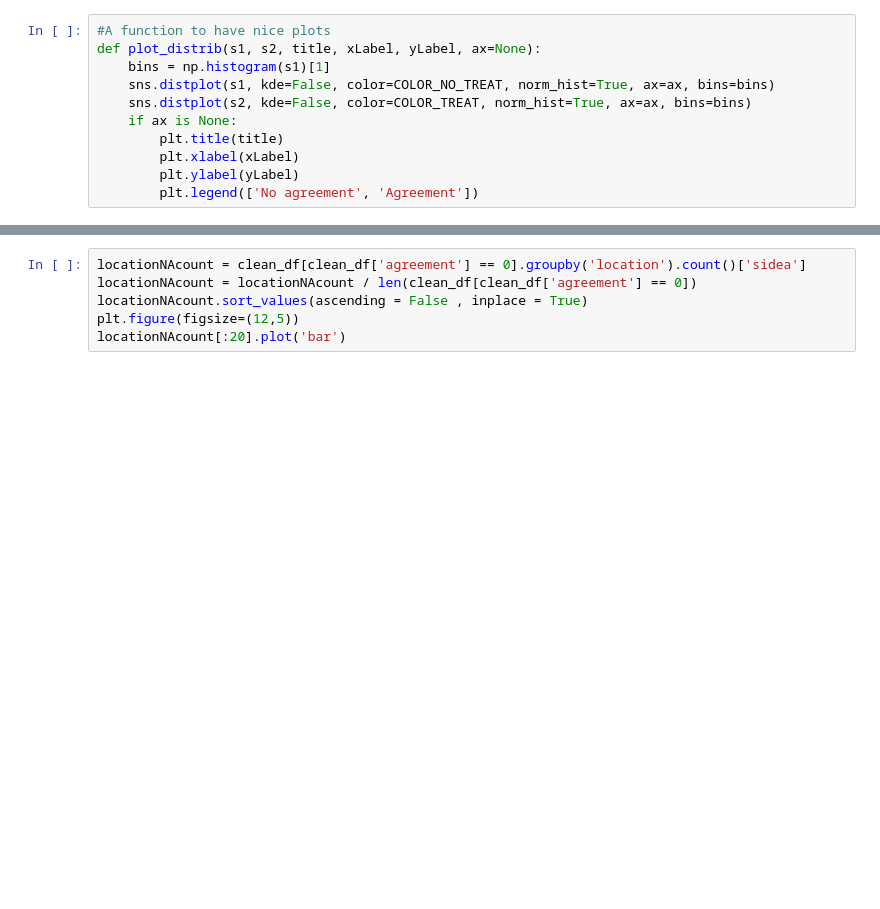
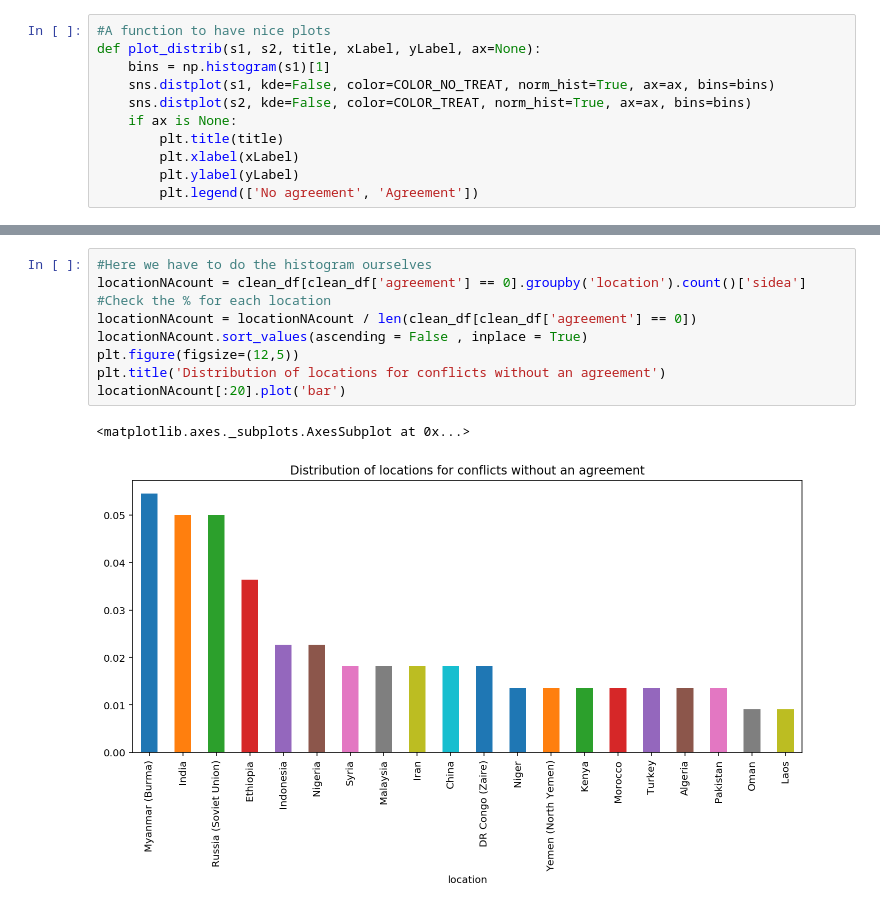
Before and after one commit to rbsteinm/AppliedDataAnalysis, a Jupyter notebook: project/DataExploration.ipynb, the cells around one changed output, grey strips where cells are left out. Drawn from its saved outputs; the diff is of its cells as text; blank space fills up the shorter version.

Commit message:
Markdown + Run for propensity score + conflicts

```diff
--- a/project/DataExploration.ipynb
+++ b/project/DataExploration.ipynb
@@ -643,8 +859,14 @@ plot_distrib(s1=clean_df['type'][clean_df['agreement'] == 0], s2=clean_df['type'
 # %%
+#Here we have to do the histogram ourselves
 locationNAcount = clean_df[clean_df['agreement'] == 0].groupby('location').count()['sidea']
+#Check the % for each location
 locationNAcount = locationNAcount / len(clean_df[clean_df['agreement'] == 0])
 locationNAcount.sort_values(ascending = False , inplace = True)
 plt.figure(figsize=(12,5))
+plt.title('Distribution of locations for conflicts without an agreement')
 locationNAcount[:20].plot('bar')
+# %% [output]
+<matplotlib.axes._subplots.AxesSubplot at 0x...>
+[figure, added]
 # %%
 locationcount = clean_df[clean_df['agreement'] == 1].groupby('location').count()['sidea']
```
Also changed, not shown: parts of 54 cells of this notebook.
